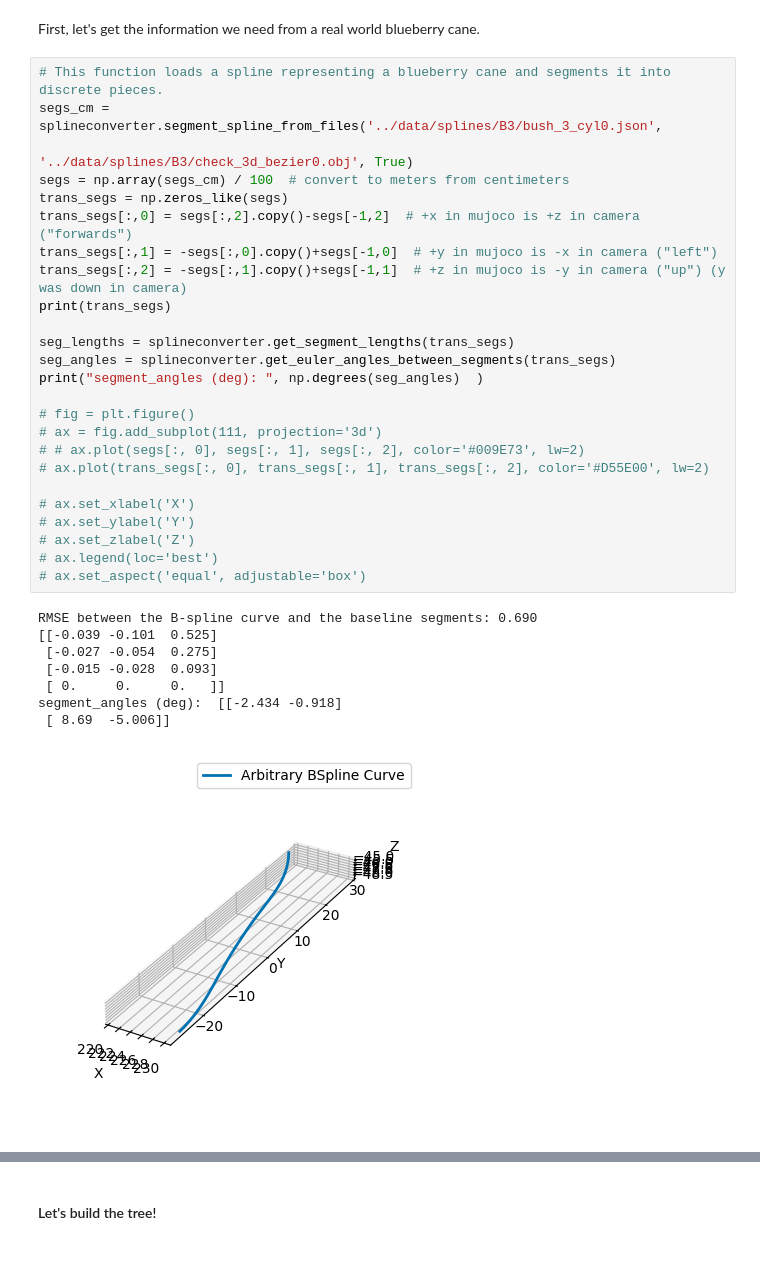
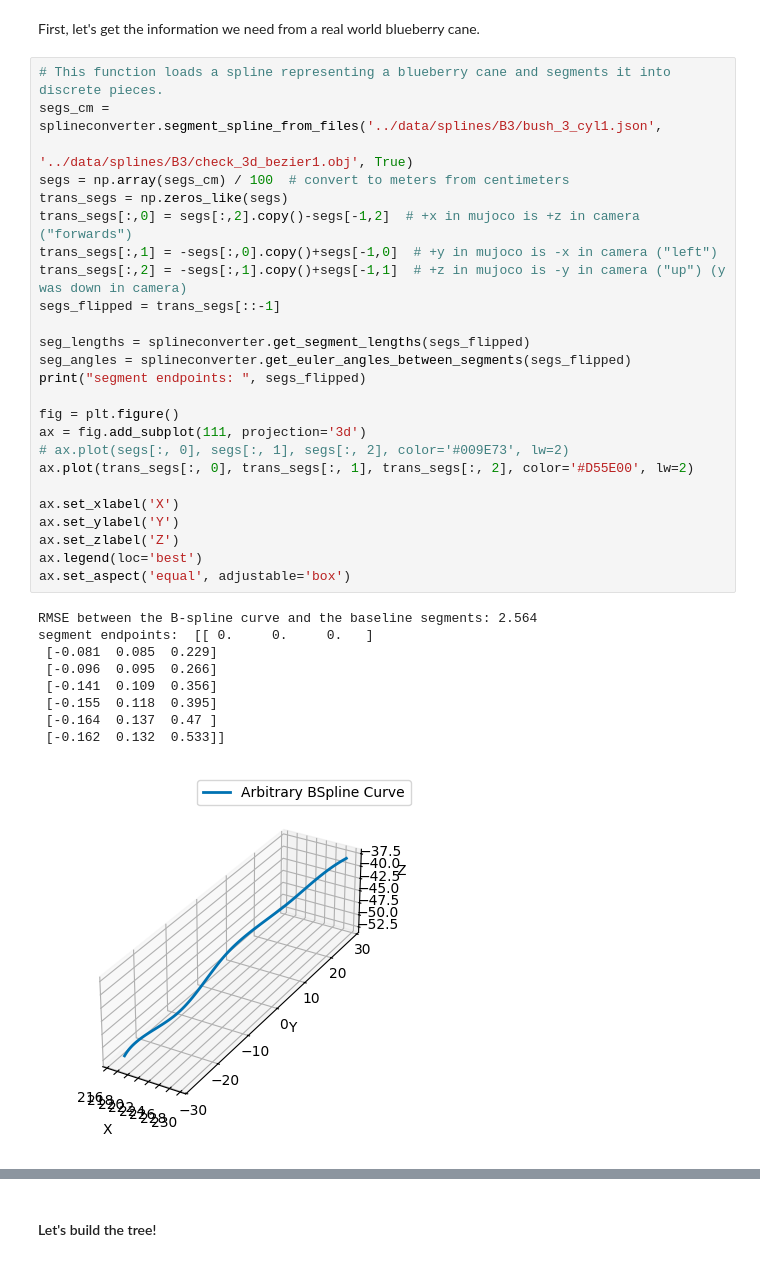
Before and after one commit to Intelligent-Machines-and-Materials-Lab/MuJoCoBlueberryModeling, a Jupyter notebook: src/branchSim.ipynb, the cells around one changed output, grey strips where cells are left out. Drawn from its saved outputs; the diff is of its cells as text.

Commit message:
first pass at calculating the angles between segments from the b spline. Close but not exact.

```diff
--- a/src/branchSim.ipynb
+++ b/src/branchSim.ipynb
@@ -51,35 +51,36 @@ BROWN = np.array([0.4, 0.24, 0.0, 1])
 First, let's get the information we need from a real world blueberry cane.
 # %%
 # This function loads a spline representing a blueberry cane and segments it into discrete pieces.
-segs_cm = splineconverter.segment_spline_from_files('../data/splines/B3/bush_3_cyl0.json',
-                                                 '../data/splines/B3/check_3d_bezier0.obj', True)
+segs_cm = splineconverter.segment_spline_from_files('../data/splines/B3/bush_3_cyl1.json',
+                                                 '../data/splines/B3/check_3d_bezier1.obj', True)
 segs = np.array(segs_cm) / 100  # convert to meters from centimeters
 trans_segs = np.zeros_like(segs)
 trans_segs[:,0] = segs[:,2].copy()-segs[-1,2]  # +x in mujoco is +z in camera ("forwards")
 trans_segs[:,1] = -segs[:,0].copy()+segs[-1,0]  # +y in mujoco is -x in camera ("left")
 trans_segs[:,2] = -segs[:,1].copy()+segs[-1,1]  # +z in mujoco is -y in camera ("up") (y was down in camera)
-print(trans_segs)
+segs_flipped = trans_segs[::-1]
 
-seg_lengths = splineconverter.get_segment_lengths(trans_segs)
-seg_angles = splineconverter.get_euler_angles_between_segments(trans_segs)
-print("segment_angles (deg): ", np.degrees(seg_angles)  )
+seg_lengths = splineconverter.get_segment_lengths(segs_flipped)
+seg_angles = splineconverter.get_euler_angles_between_segments(segs_flipped)
+print("segment endpoints: ", segs_flipped)
 
-# fig = plt.figure()
-# ax = fig.add_subplot(111, projection='3d')
-# # ax.plot(segs[:, 0], segs[:, 1], segs[:, 2], color='#009E73', lw=2)
-# ax.plot(trans_segs[:, 0], trans_segs[:, 1], trans_segs[:, 2], color='#D55E00', lw=2)
+fig = plt.figure()
+ax = fig.add_subplot(111, projection='3d')
+# ax.plot(segs[:, 0], segs[:, 1], segs[:, 2], color='#009E73', lw=2)
+ax.plot(trans_segs[:, 0], trans_segs[:, 1], trans_segs[:, 2], color='#D55E00', lw=2)
 
-# ax.set_xlabel('X')
-# ax.set_ylabel('Y')
-# ax.set_zlabel('Z')
-# ax.legend(loc='best')
-# ax.set_aspect('equal', adjustable='box')
+ax.set_xlabel('X')
+ax.set_ylabel('Y')
+ax.set_zlabel('Z')
+ax.legend(loc='best')
+ax.set_aspect('equal', adjustable='box')
 # %% [output]
-RMSE between the B-spline curve and the baseline segments: 0.690
-[[-0.039 -0.101  0.525]
- [-0.027 -0.054  0.275]
- [-0.015 -0.028  0.093]
- [ 0.     0.     0.   ]]
-segment_angles (deg):  [[-2.434 -0.918]
- [ 8.69  -5.006]]
+RMSE between the B-spline curve and the baseline segments: 2.564
+segment endpoints:  [[ 0.     0.     0.   ]
+ [-0.081  0.085  0.229]
+ [-0.096  0.095  0.266]
+ [-0.141  0.109  0.356]
+ [-0.155  0.118  0.395]
+ [-0.164  0.137  0.47 ]
+ [-0.162  0.132  0.533]]
-[figure, old version]
+[figure, new version]
```
Also changed, not shown: parts of 4 cells of this notebook, 2 other files.
